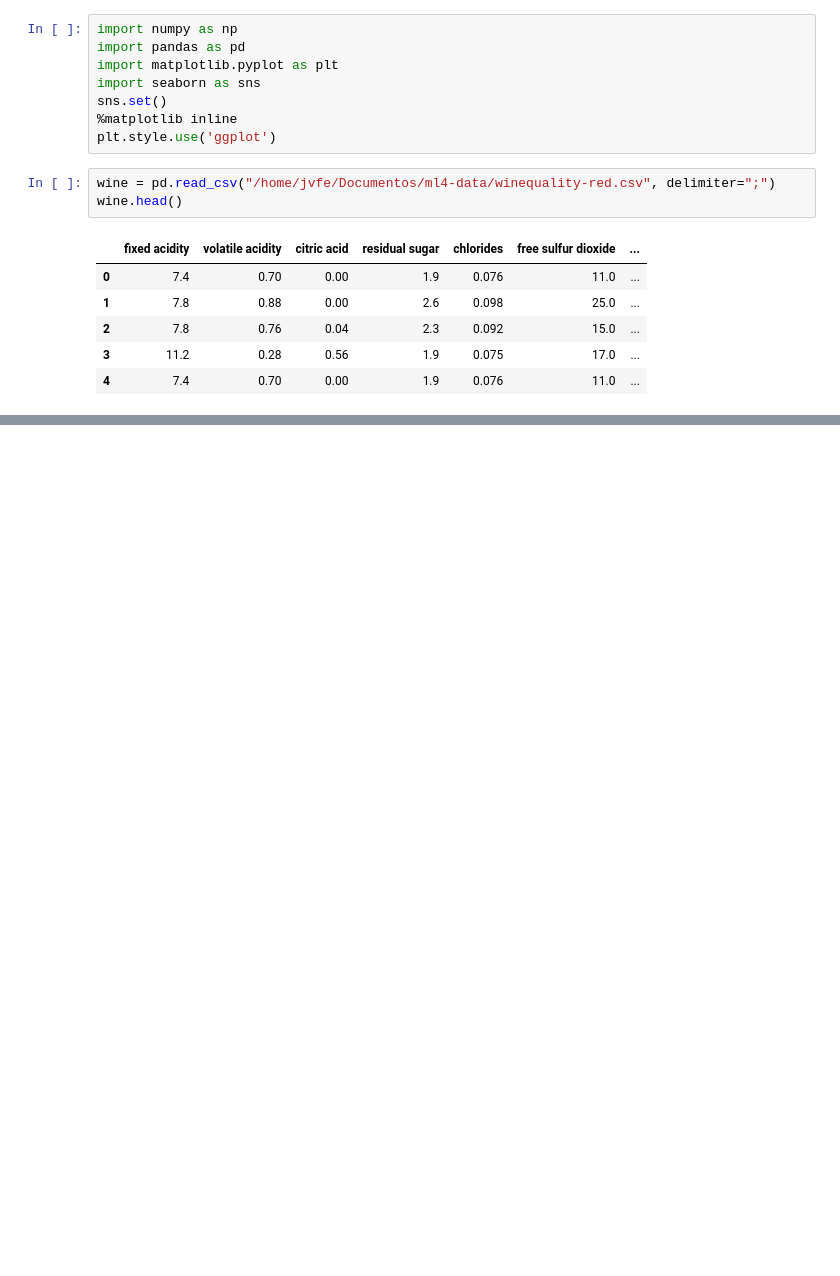
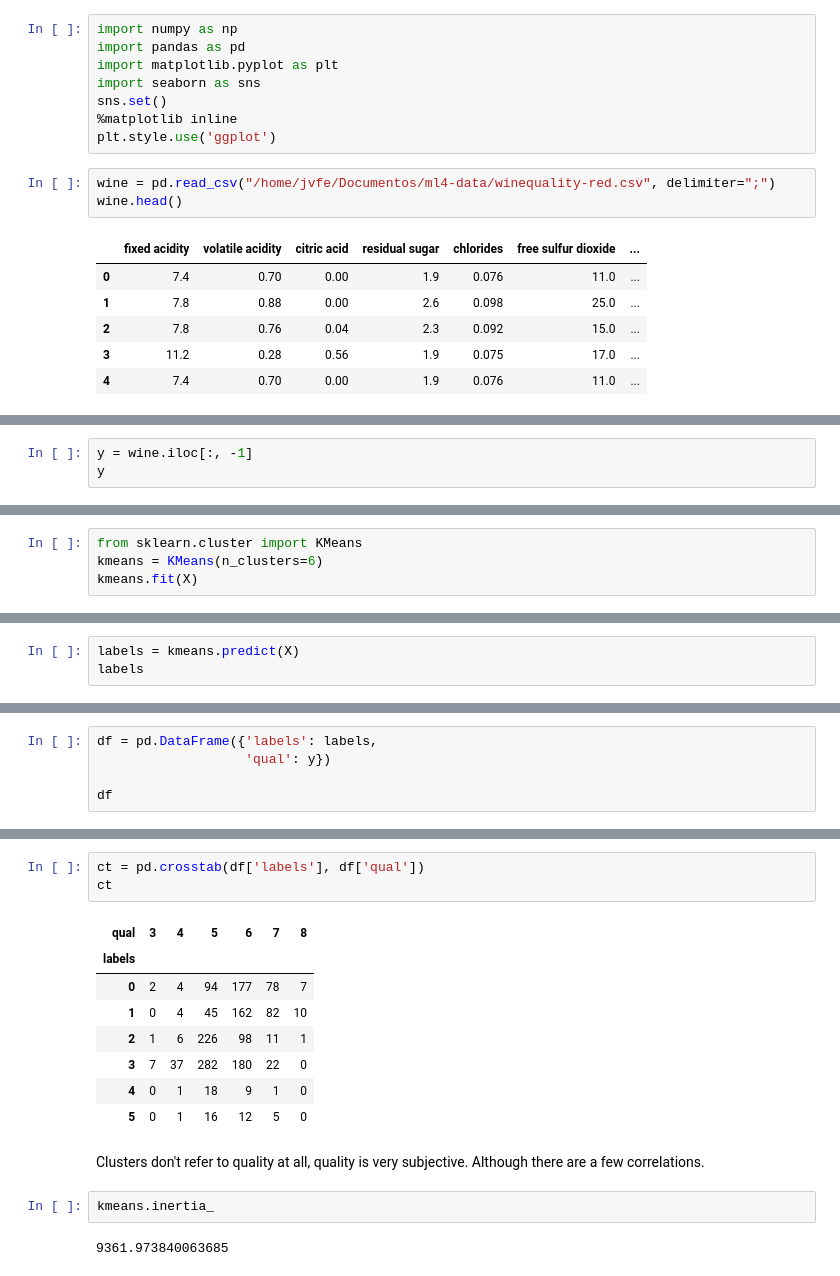
Before and after one commit to jvfe/ml4humans-exercises, a Jupyter notebook: 3.0/wine_kMeans.ipynb, the cells around one changed output, grey strips where cells are left out. Saved outputs shown, nothing was run; the diff lists cells and outputs as text; blank space fills up the shorter version.

```diff
--- a/3.0/wine_kMeans.ipynb
+++ b/3.0/wine_kMeans.ipynb
@@ -18,0 +101,3 @@ wine.head()
+# %%
+y = wine.iloc[:, -1]
+y
@@ -18,0 +117,4 @@ wine.head()
+# %%
+from sklearn.cluster import KMeans
+kmeans = KMeans(n_clusters=6)
+kmeans.fit(X)
@@ -18,0 +125,3 @@ wine.head()
+# %%
+labels = kmeans.predict(X)
+labels
@@ -18,0 +130,5 @@ wine.head()
+# %%
+df = pd.DataFrame({'labels': labels,
+                   'qual': y})
+
+df
@@ -18,0 +149,18 @@ wine.head()
+# %%
+ct = pd.crosstab(df['labels'], df['qual'])
+ct
+# %% [output]
+| qual | 3 | 4 | 5 | 6 | 7 | 8 |
+| labels |  |  |  |  |  |  |
+| 0 | 2 | 4 | 94 | 177 | 78 | 7 |
+| 1 | 0 | 4 | 45 | 162 | 82 | 10 |
+| 2 | 1 | 6 | 226 | 98 | 11 | 1 |
+| 3 | 7 | 37 | 282 | 180 | 22 | 0 |
+| 4 | 0 | 1 | 18 | 9 | 1 | 0 |
+| 5 | 0 | 1 | 16 | 12 | 5 | 0 |
+# %% [markdown]
+Clusters don't refer to quality at all, quality is very subjective. Although there are a few correlations.
+# %%
+kmeans.inertia_
+# %% [output]
+9361.973840063685
```
Also changed, not shown: parts of 11 cells of this notebook.
